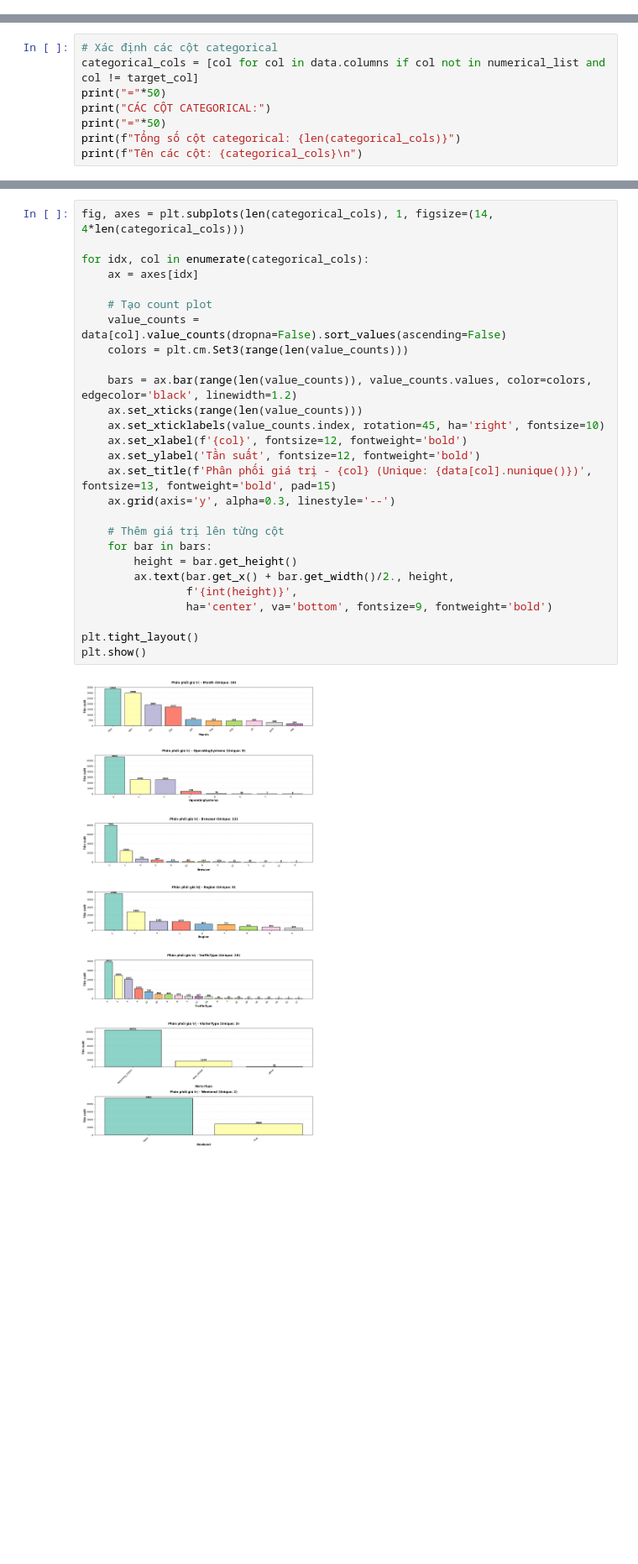
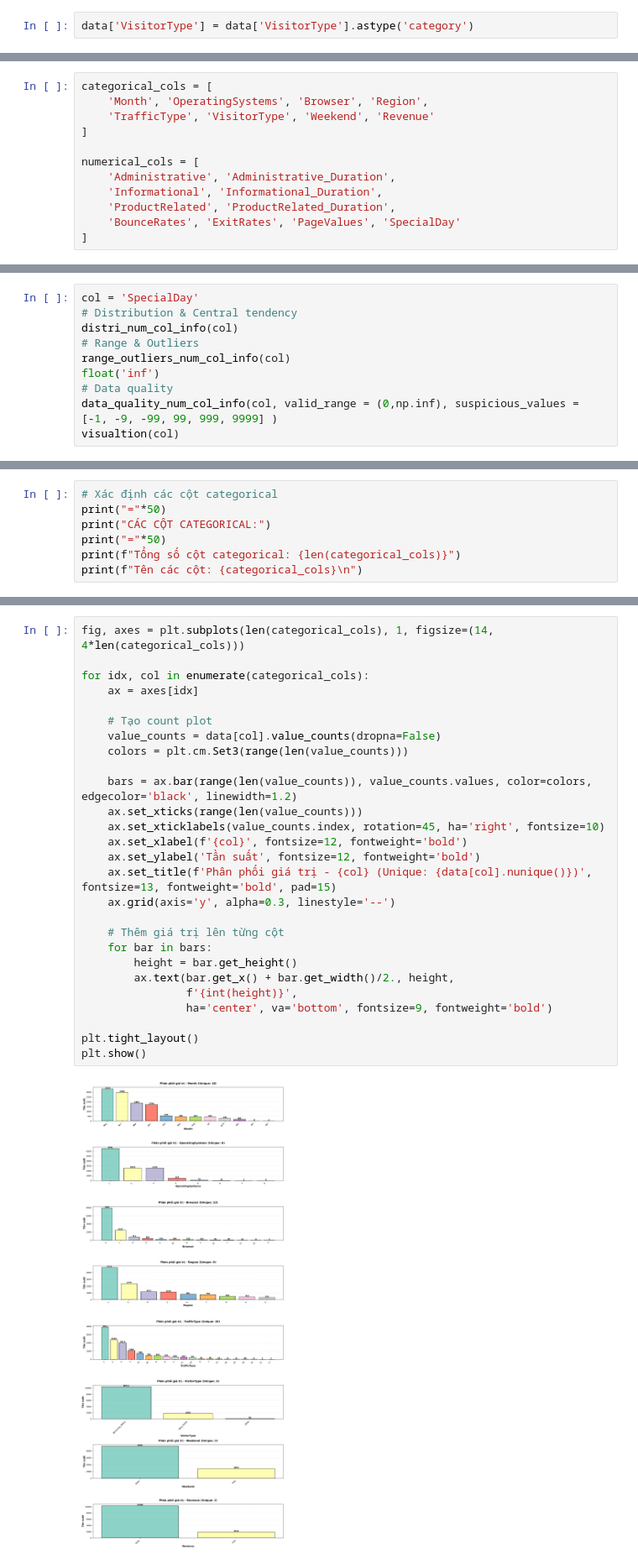
Before and after one commit to pnquyn/FinalProject_P4DataScience, a Jupyter notebook: project.ipynb, the cells around one changed output, grey strips where cells are left out. Shown at 84% size. Cells and saved outputs as stored; diff of their text form; blank space fills up the shorter version.

```diff
--- a/project.ipynb
+++ b/project.ipynb
@@ -158,0 +744,2 @@ data.head()
+# %%
+data['VisitorType'] = data['VisitorType'].astype('category')
@@ -159 +754,13 @@ data.head()
+# %%
+categorical_cols = [
+    'Month', 'OperatingSystems', 'Browser', 'Region',
+    'TrafficType', 'VisitorType', 'Weekend', 'Revenue'
+]
+
+numerical_cols = [
+    'Administrative', 'Administrative_Duration',
+    'Informational', 'Informational_Duration',
+    'ProductRelated', 'ProductRelated_Duration',
+    'BounceRates', 'ExitRates', 'PageValues', 'SpecialDay'
+]
 # %% [markdown]
@@ -175,0 +1342,10 @@ data.head()
+# %%
+col = 'SpecialDay'
+# Distribution & Central tendency
+distri_num_col_info(col)
+# Range & Outliers
+range_outliers_num_col_info(col)
+float('inf')
+# Data quality
+data_quality_num_col_info(col, valid_range = (0,np.inf), suspicious_values = [-1, -9, -99, 99, 999, 9999] )
+visualtion(col)
@@ -192,7 +1397,6 @@ numerical_list = ['Administrative', 'Administrative_Duration', 'Informational',
 target_col = 'Revenue'
 # %%
 # Xác định các cột categorical
-categorical_cols = [col for col in data.columns if col not in numerical_list and col != target_col]
 print("="*50)
 print("CÁC CỘT CATEGORICAL:")
 print("="*50)
@@ -255,29 +1459,29 @@ Name: count, dtype: int64
 # %%
 fig, axes = plt.subplots(len(categorical_cols), 1, figsize=(14, 4*len(categorical_cols)))
 
 for idx, col in enumerate(categorical_cols):
     ax = axes[idx]
 
     # Tạo count plot
-    value_counts = data[col].value_counts(dropna=False).sort_values(ascending=False)
+    value_counts = data[col].value_counts(dropna=False)
     colors = plt.cm.Set3(range(len(value_counts)))
 
     bars = ax.bar(range(len(value_counts)), value_counts.values, color=colors, edgecolor='black', linewidth=1.2)
     ax.set_xticks(range(len(value_counts)))
     ax.set_xticklabels(value_counts.index, rotation=45, ha='right', fontsize=10)
     ax.set_xlabel(f'{col}', fontsize=12, fontweight='bold')
     ax.set_ylabel('Tần suất', fontsize=12, fontweight='bold')
     ax.set_title(f'Phân phối giá trị - {col} (Unique: {data[col].nunique()})', fontsize=13, fontweight='bold', pad=15)
     ax.grid(axis='y', alpha=0.3, linestyle='--')
 
     # Thêm giá trị lên từng cột
     for bar in bars:
         height = bar.get_height()
         ax.text(bar.get_x() + bar.get_width()/2., height,
                 f'{int(height)}',
                 ha='center', va='bottom', fontsize=9, fontweight='bold')
 
 plt.tight_layout()
 plt.show()
 # %% [output]
-[figure, old version]
+[figure, new version]
```
Also changed, not shown: parts of 163 cells of this notebook.
